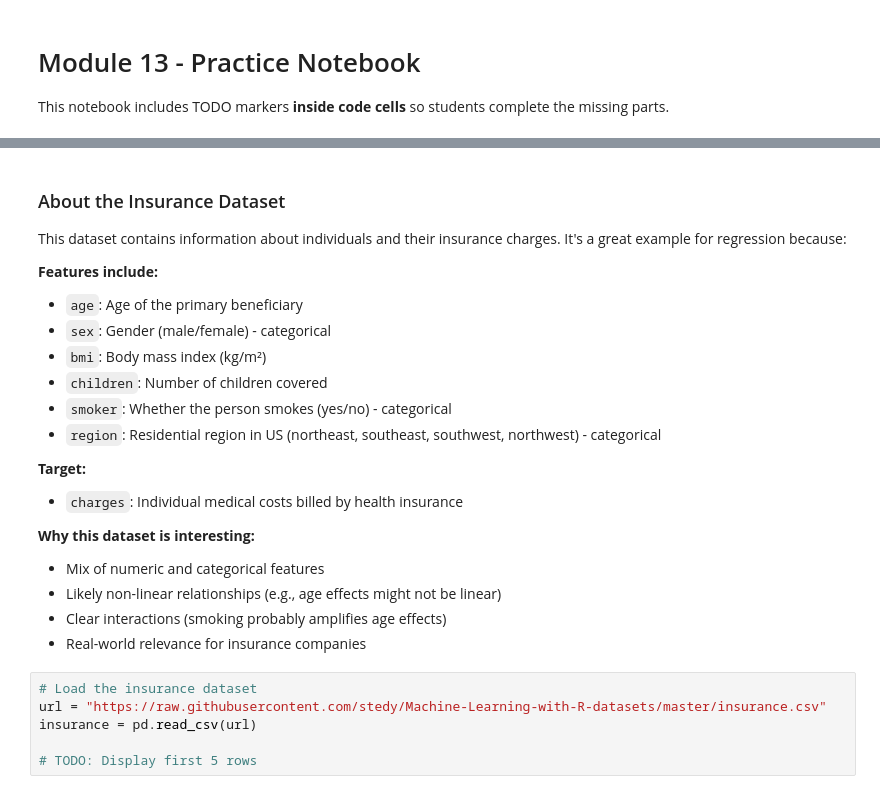
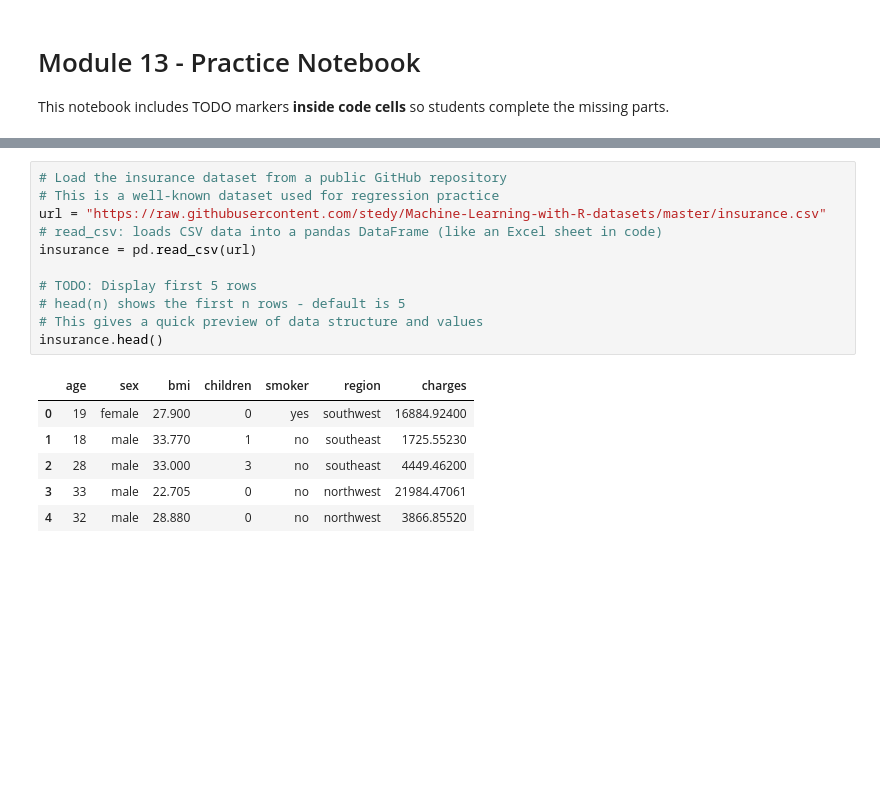
Before and after one commit to SHARIFsGIT/AIML, a Jupyter notebook: Machine Learning/Week 04/Mod 13[Practice].ipynb, the cells around one changed output, grey strips where cells are left out. Saved outputs shown, nothing was run; the diff lists cells and outputs as text; blank space fills up the shorter version.

```diff
--- a/Machine Learning/Week 04/Mod 13[Practice].ipynb
+++ b/Machine Learning/Week 04/Mod 13[Practice].ipynb
@@ -57,29 +101,20 @@ import matplotlib.pyplot as plt
-# %% [markdown]
-### About the Insurance Dataset
-
-This dataset contains information about individuals and their insurance charges. It's a great example for regression because:
-
-**Features include:**
-- `age`: Age of the primary beneficiary
-- `sex`: Gender (male/female) - categorical
-- `bmi`: Body mass index (kg/m²)
-- `children`: Number of children covered
-- `smoker`: Whether the person smokes (yes/no) - categorical
-- `region`: Residential region in US (northeast, southeast, southwest, northwest) - categorical
-
-**Target:**
-- `charges`: Individual medical costs billed by health insurance
-
-**Why this dataset is interesting:**
-- Mix of numeric and categorical features
-- Likely non-linear relationships (e.g., age effects might not be linear)
-- Clear interactions (smoking probably amplifies age effects)
-- Real-world relevance for insurance companies
 # %%
-# Load the insurance dataset
+# Load the insurance dataset from a public GitHub repository
+# This is a well-known dataset used for regression practice
 url = "https://raw.githubusercontent.com/stedy/Machine-Learning-with-R-datasets/master/insurance.csv"
+# read_csv: loads CSV data into a pandas DataFrame (like an Excel sheet in code)
 insurance = pd.read_csv(url)
 
 # TODO: Display first 5 rows
+# head(n) shows the first n rows - default is 5
+# This gives a quick preview of data structure and values
+insurance.head()
+# %% [output]
+|  | age | sex | bmi | children | smoker | region | charges |
+| 0 | 19 | female | 27.900 | 0 | yes | southwest | 16884.92400 |
+| 1 | 18 | male | 33.770 | 1 | no | southeast | 1725.55230 |
+| 2 | 28 | male | 33.000 | 3 | no | southeast | 4449.46200 |
+| 3 | 33 | male | 22.705 | 0 | no | northwest | 21984.47061 |
+| 4 | 32 | male | 28.880 | 0 | no | northwest | 3866.85520 |
 # %% [markdown]
 ## Dataset Overview
```
Also changed, not shown: parts of 46 cells of this notebook, 2 other files.
